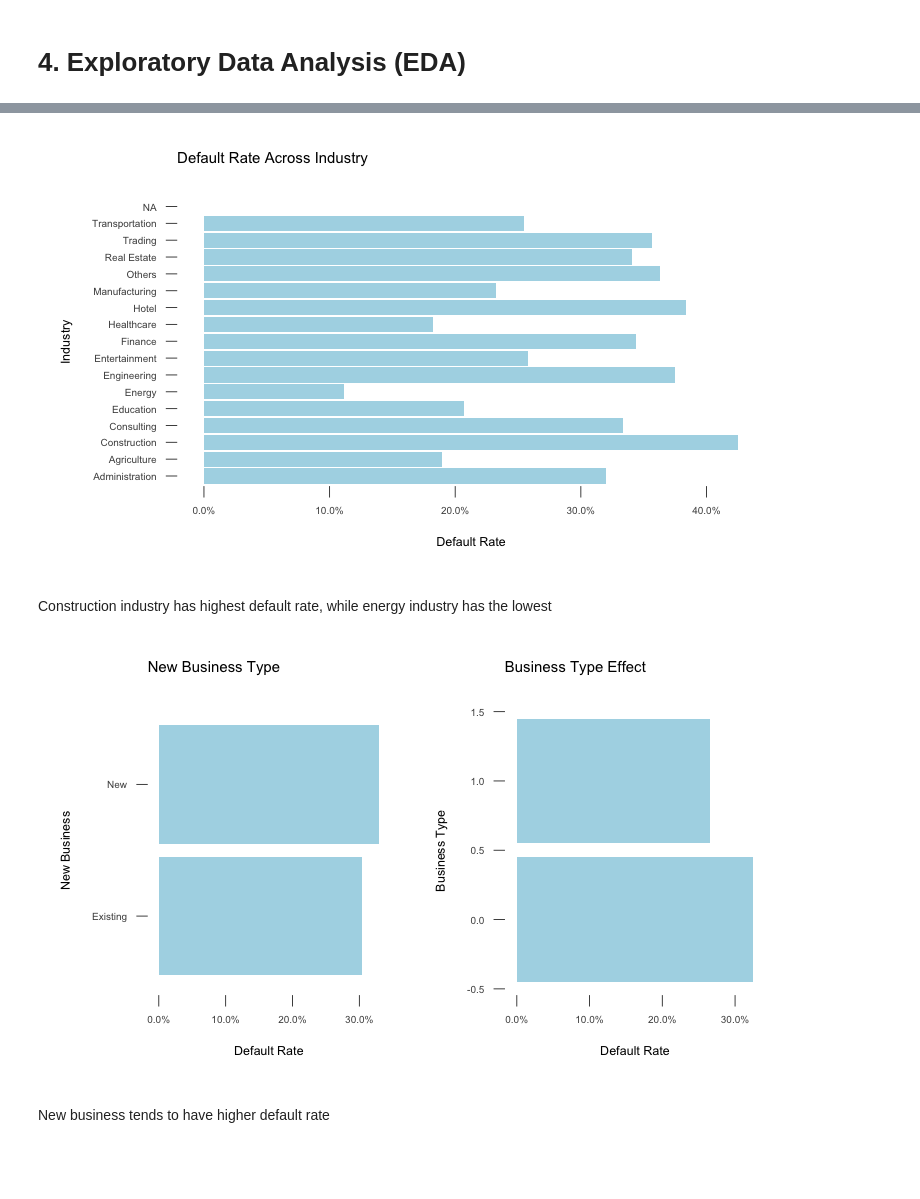
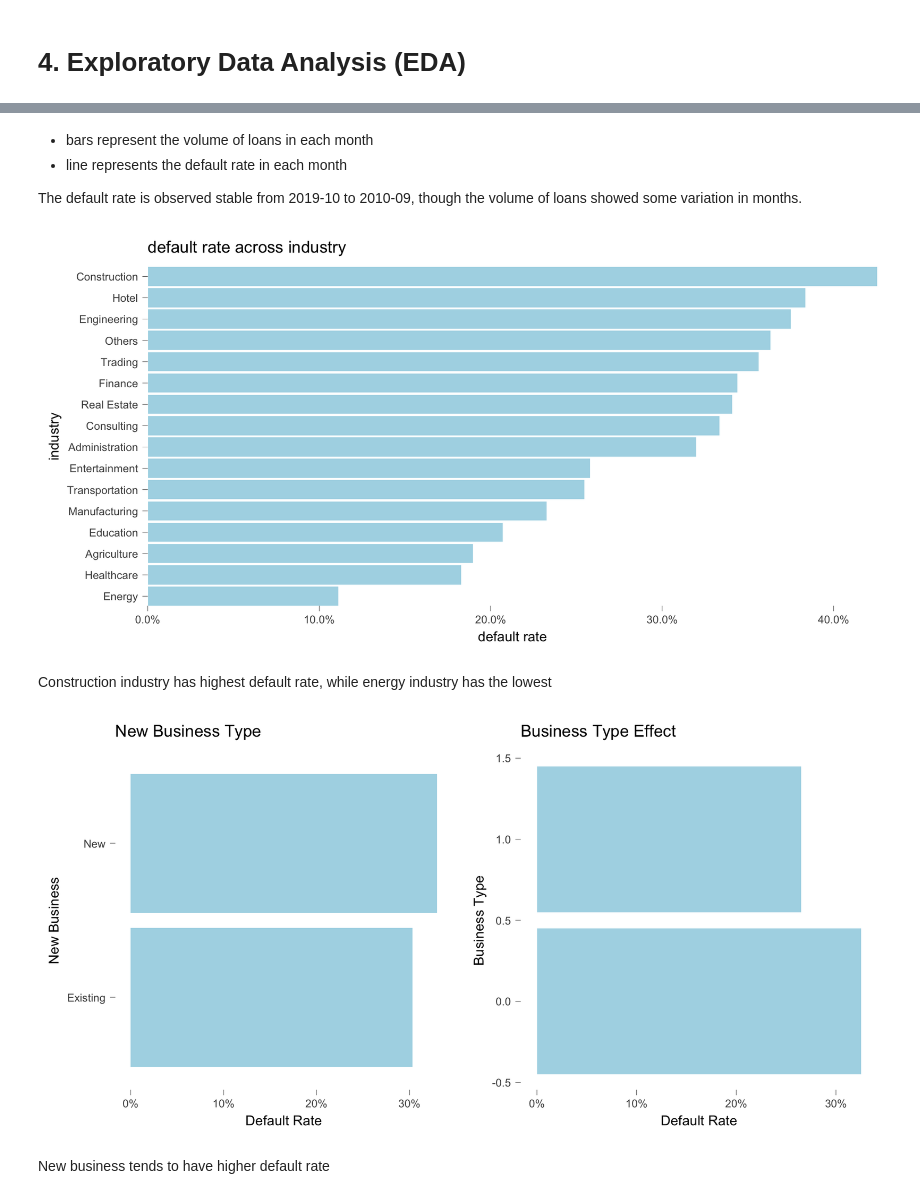
Before and after one commit to xuelin-amy/loan_default_prediction, a Jupyter notebook: notebook.ipynb, the cells around one changed output, grey strips where cells are left out. Drawn from its saved outputs; the diff is of its cells as text; code cells hidden in the pictures; blank space fills up the shorter version.

```diff
--- a/notebook.ipynb
+++ b/notebook.ipynb
@@ -111,9 +109,9 @@ No   Variable          Stats / Values                     Freqs (% of Valid)
 # define theme
 options(repr.plot.width = 2.5, repr.plot.height = 1.5, repr.plot.res = 300)
 nb.theme <- theme(
-    text = element_text(size = 3),
+    text = element_text(size = 7),
     element_line(size = 0.1),
-    legend.key.size = unit(0.2,'cm'),
+    legend.key.size = unit(0.4,'cm'),
     panel.background = element_rect(fill = "transparent"), # bg of the panel
     plot.background = element_rect(fill = "transparent"), # bg of the plot
     panel.grid.major = element_blank(), # get rid of major grid
@@ -180,16 +196,23 @@ Default rate is lower at from March to July
+# %% [markdown]
+* bars represent the volume of loans in each month
+* line represents the default rate in each month
+
+The default rate is observed stable from 2019-10 to 2010-09, though the volume of loans showed some variation in months.
 # %%
 # Industry effect
+options(repr.plot.width = 6, repr.plot.height = 3, repr.plot.res = 300)
 df %>%
+filter(!is.na(industry)) %>%
 group_by(industry) %>%
 summarise(default_rate = mean(default_status)) %>%
-ggplot(aes(x = industry, y = default_rate)) +
+ggplot(aes(x = reorder(industry, default_rate), y = default_rate)) +
 geom_bar(stat = 'identity', fill = 'lightblue') +
 scale_y_continuous(labels = scales::percent) +
-labs(title = 'Default Rate Across Industry', x = 'Industry', y = 'Default Rate') +
-coord_flip() +
+labs(title = 'default rate across industry', x = 'industry', y = 'default rate') +
+coord_flip(expand = F) +
 nb.theme
 # %% [output]
-[figure, old version]
+[figure, new version]
 # %% [markdown]
 Construction industry has highest default rate, while energy industry has the lowest
 # %%
@@ -216,7 +239,7 @@ nb.theme
 
 ggarrange(p1,p2, ncol = 2, common.legend = T)
 # %% [output]
-[figure, old version]
+[figure, new version]
 # %% [markdown]
 New business tends to have higher default rate
 # %%
```
Also changed, not shown: parts of 36 cells of this notebook, 2 other files.
